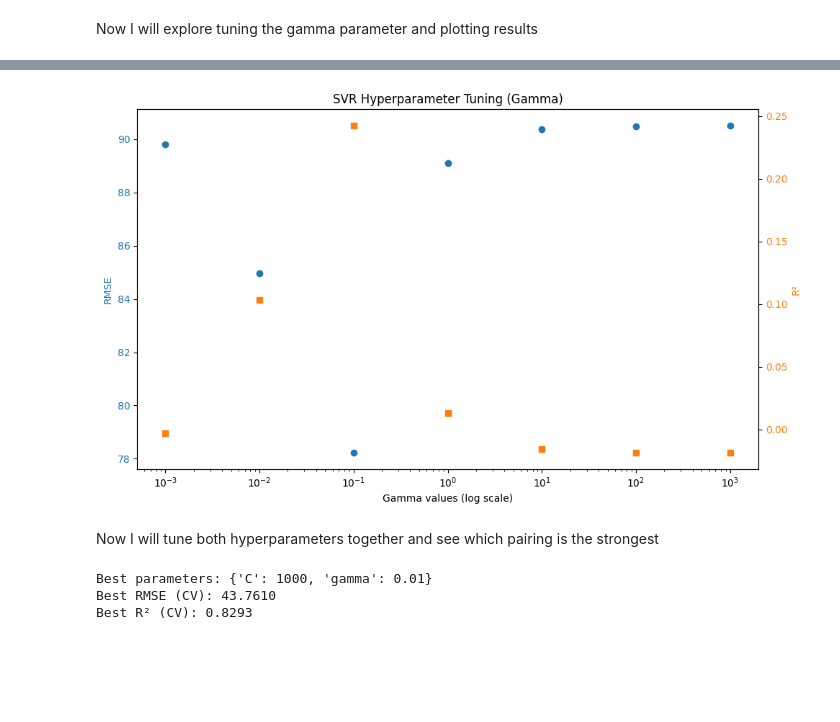
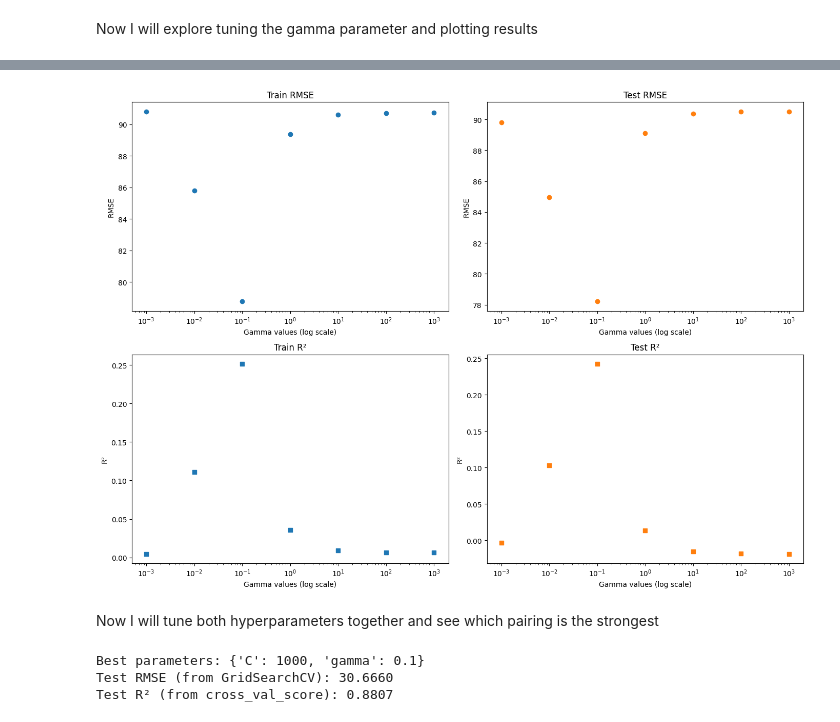
Before and after one commit to gavinmcg1/CT4101-Assignemnt2, a Jupyter notebook: SVR.ipynb, the cells around one changed output, grey strips where cells are left out. Saved outputs shown, nothing was run; the diff lists cells and outputs as text; code cells hidden in the pictures; blank space fills up the shorter version.

```diff
--- a/SVR.ipynb
+++ b/SVR.ipynb
@@ -167,13 +207,19 @@ Now I will explore tuning the gamma parameter and plotting results
 # %%
 gamma_values = [0.001, 0.01, 0.1, 1, 10, 100, 1000]
 
-rmse_results_gamma = []
-r2_results_gamma = []
+train_rmse_results_gamma = []
+train_r2_results_gamma = []
+test_rmse_results_gamma = []
+test_r2_results_gamma = []
 
 for gamma in gamma_values:
     svr_model = SVR(gamma=gamma)
-    rmse_val, r2_val = evaluate_model(svr_model, X_scaled, y)
-    rmse_results_gamma.append(rmse_val)
-    r2_results_gamma.append(r2_val)
-    print(f"SVR with gamma={gamma} - RMSE: {rmse_val:.4f}, R²: {r2_val:.4f}")
+    train_rmse, train_r2, test_rmse, test_r2 = evaluate_model(svr_model, X_scaled, y)
+    train_rmse_results_gamma.append(train_rmse)
+    train_r2_results_gamma.append(train_r2)
+    test_rmse_results_gamma.append(test_rmse)
+    test_r2_results_gamma.append(test_r2)
+    print(f"SVR with gamma={gamma}")
+    print(f"  Train - RMSE: {train_rmse:.4f}, R²: {train_r2:.4f}")
+    print(f"  Test  - RMSE: {test_rmse:.4f}, R²: {test_r2:.4f}")
 # %% [output]
@@ -191,47 +243,68 @@ SVR with gamma=1000 - RMSE: 90.5060, R²: -0.0187
 # %%
 #plot results
-fig, ax1 = plt.subplots(figsize=(10, 6))
+fig, ((ax1, ax2), (ax3, ax4)) = plt.subplots(2, 2, figsize=(14, 10))
 
+# Train RMSE
+ax1.scatter(gamma_values, train_rmse_results_gamma, marker='o', color='tab:blue')
 ax1.set_xlabel('Gamma values (log scale)')
-ax1.set_ylabel('RMSE', color='tab:blue')
-ax1.scatter(gamma_values, rmse_results_gamma, marker='o', color='tab:blue', label='RMSE')
-ax1.tick_params(axis='y', labelcolor='tab:blue')
+ax1.set_ylabel('RMSE')
 ax1.set_xscale('log')
+ax1.set_title('Train RMSE')
 
-ax2 = ax1.twinx()
-ax2.set_ylabel('R²', color='tab:orange')
-ax2.scatter(gamma_values, r2_results_gamma, marker='s', color='tab:orange', label='R²')
-ax2.tick_params(axis='y', labelcolor='tab:orange')
+# Test RMSE
+ax2.scatter(gamma_values, test_rmse_results_gamma, marker='o', color='tab:orange')
+ax2.set_xlabel('Gamma values (log scale)')
+ax2.set_ylabel('RMSE')
+ax2.set_xscale('log')
+ax2.set_title('Test RMSE')
 
-plt.title('SVR Hyperparameter Tuning (Gamma)')
-fig.tight_layout()
+# Train R²
+ax3.scatter(gamma_values, train_r2_results_gamma, marker='s', color='tab:blue')
+ax3.set_xlabel('Gamma values (log scale)')
+ax3.set_ylabel('R²')
+ax3.set_xscale('log')
+ax3.set_title('Train R²')
+
+# Test R²
+ax4.scatter(gamma_values, test_r2_results_gamma, marker='s', color='tab:orange')
+ax4.set_xlabel('Gamma values (log scale)')
+ax4.set_ylabel('R²')
+ax4.set_xscale('log')
+ax4.set_title('Test R²')
+
+plt.tight_layout()
 plt.show()
 # %% [output]
-[figure, old version]
+[figure, new version]
 # %% [markdown]
 Now I will tune both hyperparameters together and see which pairing is the strongest
 # %%
-from sklearn.model_selection import GridSearchCV
+from sklearn.model_selection import GridSearchCV, cross_val_score
 
 param_grid = {
     'C': [0.001, 0.01, 0.1, 1, 10, 100, 1000],
     'gamma': [0.001, 0.01, 0.1, 1, 10, 100, 1000]
 }
 
-grid_svr = GridSearchCV(SVR(), param_grid, scoring='neg_mean_squared_error', cv=10)
+# Use same KFold strategy as evaluate_model for consistency
+kf_consistent = KFold(n_splits=10, shuffle=True, random_state=42)
+
+grid_svr = GridSearchCV(SVR(), param_grid, scoring='neg_mean_squared_error', cv=kf_consistent)
 grid_svr.fit(X_scaled, y)
 
 best_params = grid_svr.best_params_
 best_rmse = np.sqrt(-grid_svr.best_score_)
 
+# Get R² for best model using cross_val_score with same cv
 best_model = grid_svr.best_estimator_
-_, best_r2 = evaluate_model(best_model, X_scaled, y)
+best_r2_scores = cross_val_score(best_model, X_scaled, y, cv=kf_consistent, scoring='r2')
+best_r2 = best_r2_scores.mean()
 
 print(f"Best parameters: {best_params}")
-print(f"Best RMSE: {best_rmse:.4f}")
-print(f"Best R²: {best_r2:.4f}")
+print(f"Test RMSE (from GridSearchCV): {best_rmse:.4f}")
+print(f"Test R² (from cross_val_score): {best_r2:.4f}")
 # %% [output]
-Best parameters: {'C': 1000, 'gamma': 0.01}
-Best RMSE (CV): 43.7610
-Best R² (CV): 0.8293
+Best parameters: {'C': 1000, 'gamma': 0.1}
+Test RMSE (from GridSearchCV): 30.6660
+Test R² (from cross_val_score): 0.8807
 # %%
```
Also changed, not shown: parts of 7 cells of this notebook.
